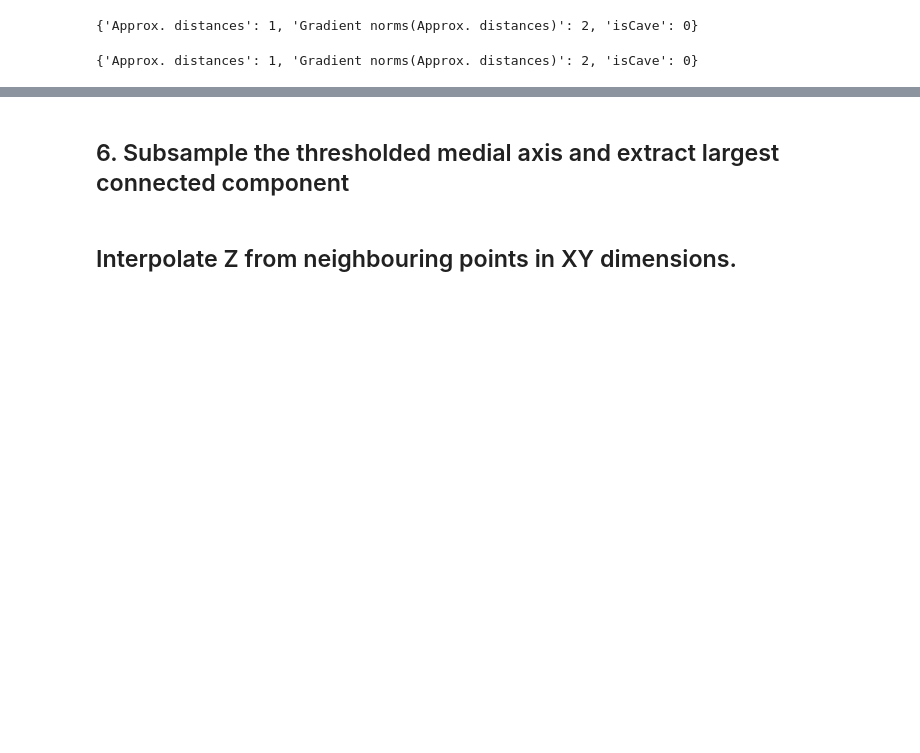
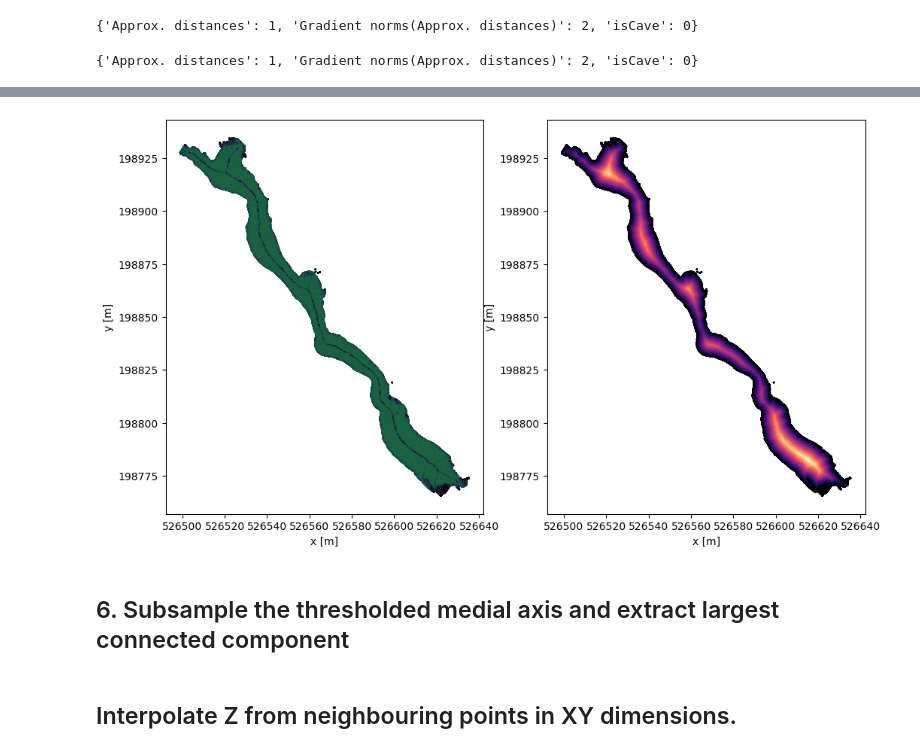
Before and after one commit to ERC-Karst/from_pointcloud_to_mesh, a Jupyter notebook: python/notebooks/02_ExtractCentreLine.ipynb, the cells around one changed output, grey strips where cells are left out. Cells and saved outputs as stored; diff of their text form; code cells hidden in the pictures; blank space fills up the shorter version.

```diff
--- a/python/notebooks/02_ExtractCentreLine.ipynb
+++ b/python/notebooks/02_ExtractCentreLine.ipynb
@@ -195 +224,20 @@ plt.axvline(q025, ls = "--", color = "firebrick")
+# %%
+fig, (ax1,ax2) = plt.subplots(1, 2, figsize = (12, 8))
+
+
+dense_cave_gradient  = pcIsCave.getScalarField(2).toNpArrayCopy()
+distance =  pcIsCave.getScalarField(1).toNpArrayCopy()
+
+
+ax1.scatter(dense_cave[:,0], dense_cave[:,1], s = 0.2, zorder = -100, c = dense_cave_gradient, cmap = "cubehelix")
+ax2.scatter(dense_cave[:,0], dense_cave[:,1], s = 0.2, zorder = -100, c = distance, cmap = "magma")
+
+for ax in (ax1, ax2):
+    ax.set_aspect("equal")
+    ax.set_xlabel("x [m]")
+    ax.set_ylabel("y [m]")
+
+plt.show()
+# %% [output]
+[figure, added]
 # %%
```
Also changed, not shown: parts of 16 cells of this notebook, 5 other files.
